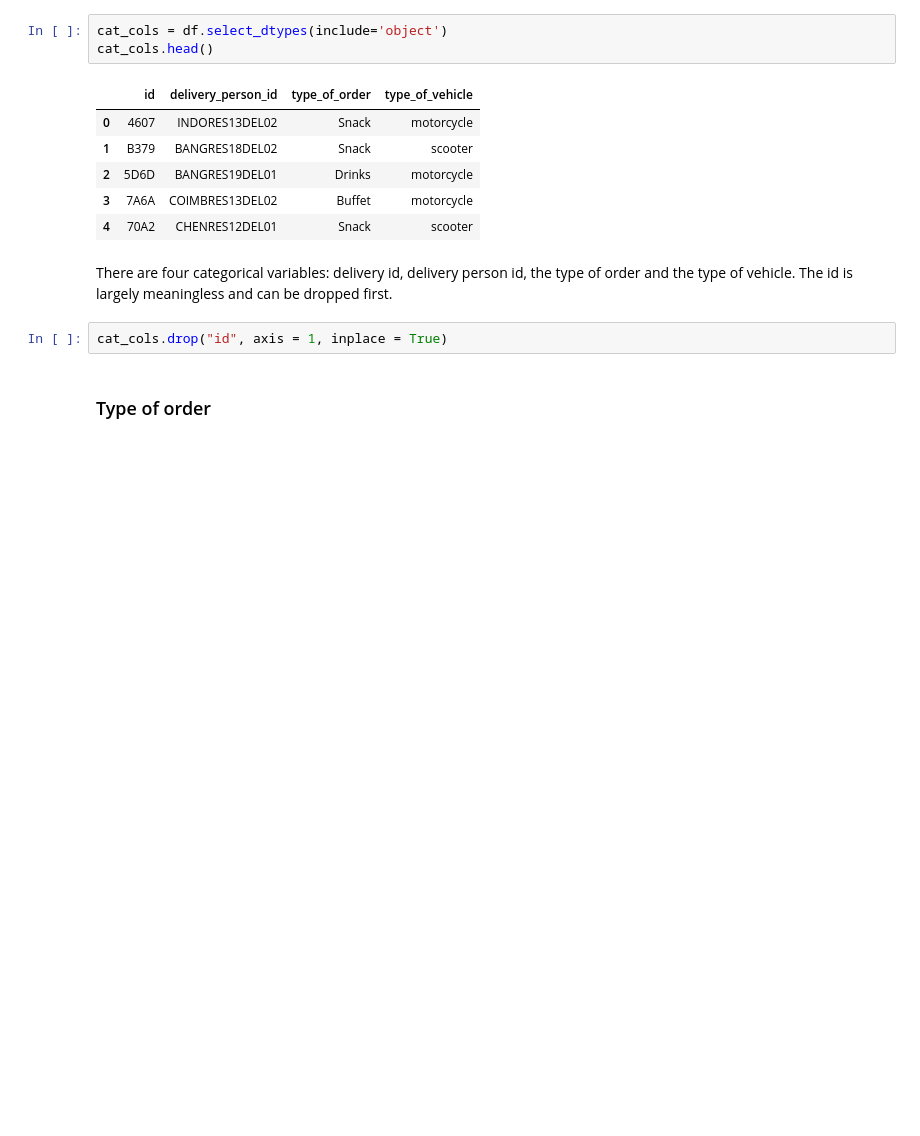
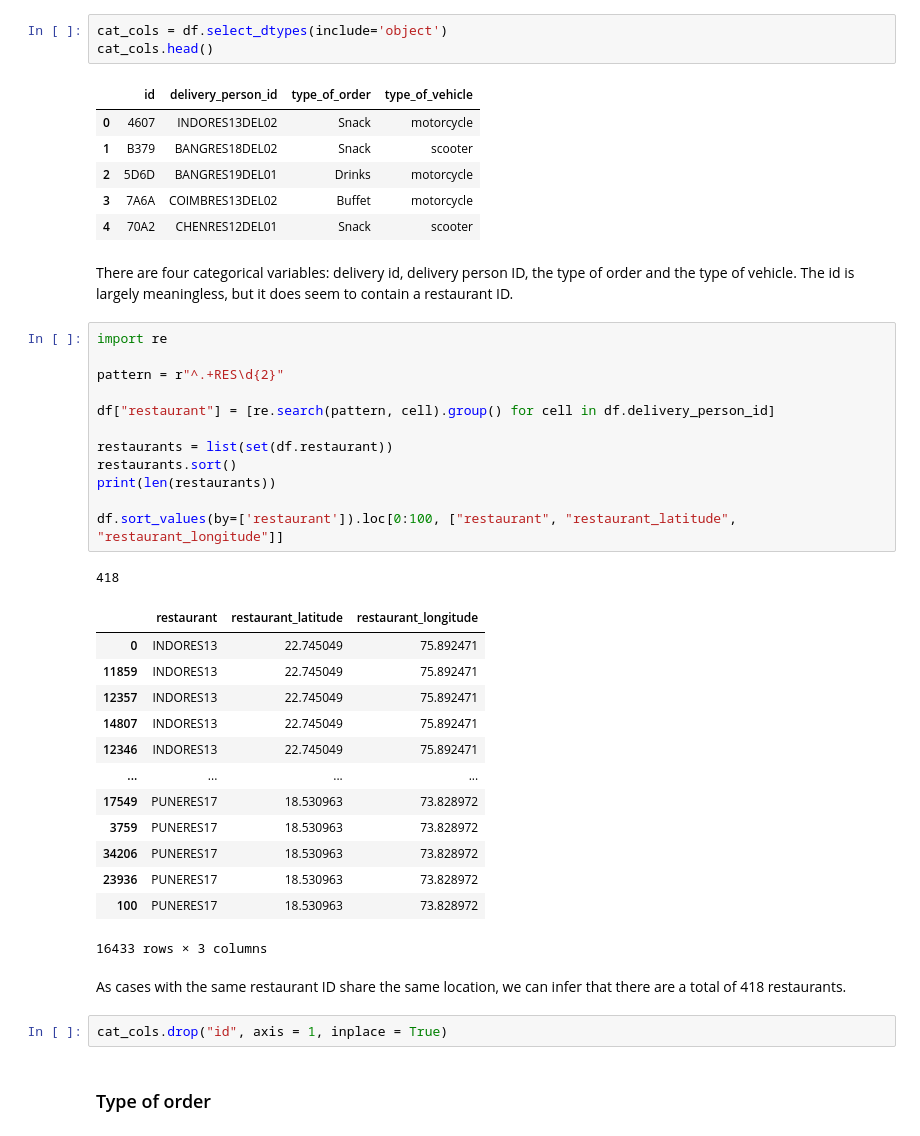
Before and after one commit to sathie/delivery_time, a Jupyter notebook: data_exploration.ipynb, the cells around one changed output. Saved outputs shown, nothing was run; the diff lists cells and outputs as text; blank space fills up the shorter version.

Commit message:
restaurant ID

```diff
--- a/data_exploration.ipynb
+++ b/data_exploration.ipynb
@@ -90,7 +90,36 @@ cat_cols.head()
 | 3 | 7A6A | COIMBRES13DEL02 | Buffet | motorcycle |
 | 4 | 70A2 | CHENRES12DEL01 | Snack | scooter |
 # %% [markdown]
-There are four categorical variables: delivery id, delivery person id, the type of order and the type of vehicle. The id is largely meaningless and can be dropped first.
+There are four categorical variables: delivery id, delivery person ID, the type of order and the type of vehicle. The id is largely meaningless, but it does seem to contain a restaurant ID.
+# %%
+import re
+
+pattern = r"^.+RES\d{2}"
+
+df["restaurant"] = [re.search(pattern, cell).group() for cell in df.delivery_person_id]
+
+restaurants = list(set(df.restaurant))
+restaurants.sort()
+print(len(restaurants))
+
+df.sort_values(by=['restaurant']).loc[0:100, ["restaurant", "restaurant_latitude", "restaurant_longitude"]]
+# %% [output]
+418
+|  | restaurant | restaurant_latitude | restaurant_longitude |
+| 0 | INDORES13 | 22.745049 | 75.892471 |
+| 11859 | INDORES13 | 22.745049 | 75.892471 |
+| 12357 | INDORES13 | 22.745049 | 75.892471 |
+| 14807 | INDORES13 | 22.745049 | 75.892471 |
+| 12346 | INDORES13 | 22.745049 | 75.892471 |
+| ... | ... | ... | ... |
+| 17549 | PUNERES17 | 18.530963 | 73.828972 |
+| 3759 | PUNERES17 | 18.530963 | 73.828972 |
+| 34206 | PUNERES17 | 18.530963 | 73.828972 |
+| 23936 | PUNERES17 | 18.530963 | 73.828972 |
+| 100 | PUNERES17 | 18.530963 | 73.828972 |
+16433 rows × 3 columns
+# %% [markdown]
+As cases with the same restaurant ID share the same location, we can infer that there are a total of 418 restaurants.
 # %%
 cat_cols.drop("id", axis = 1, inplace = True)
 # %% [markdown]
```
Also changed, not shown: parts of 6 cells of this notebook, 11 other files.
